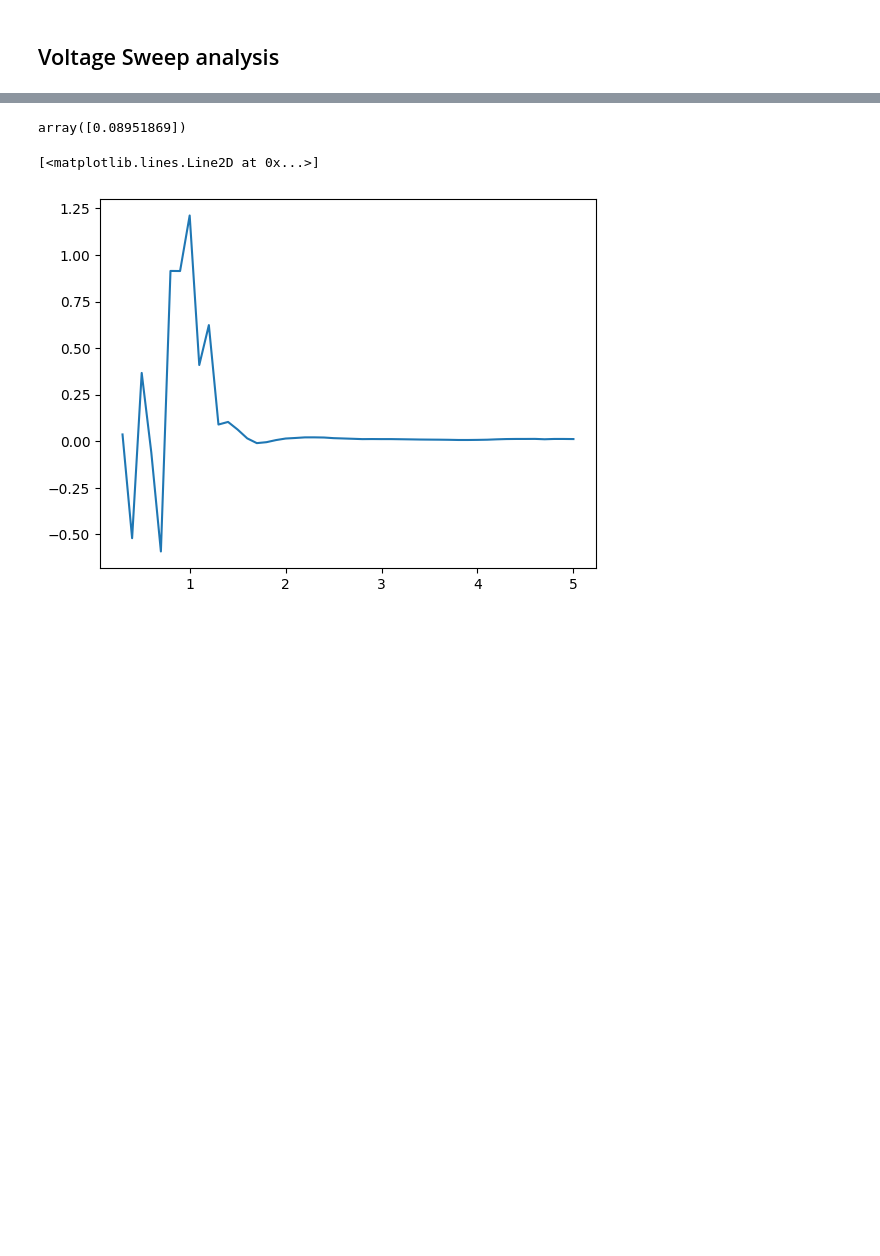
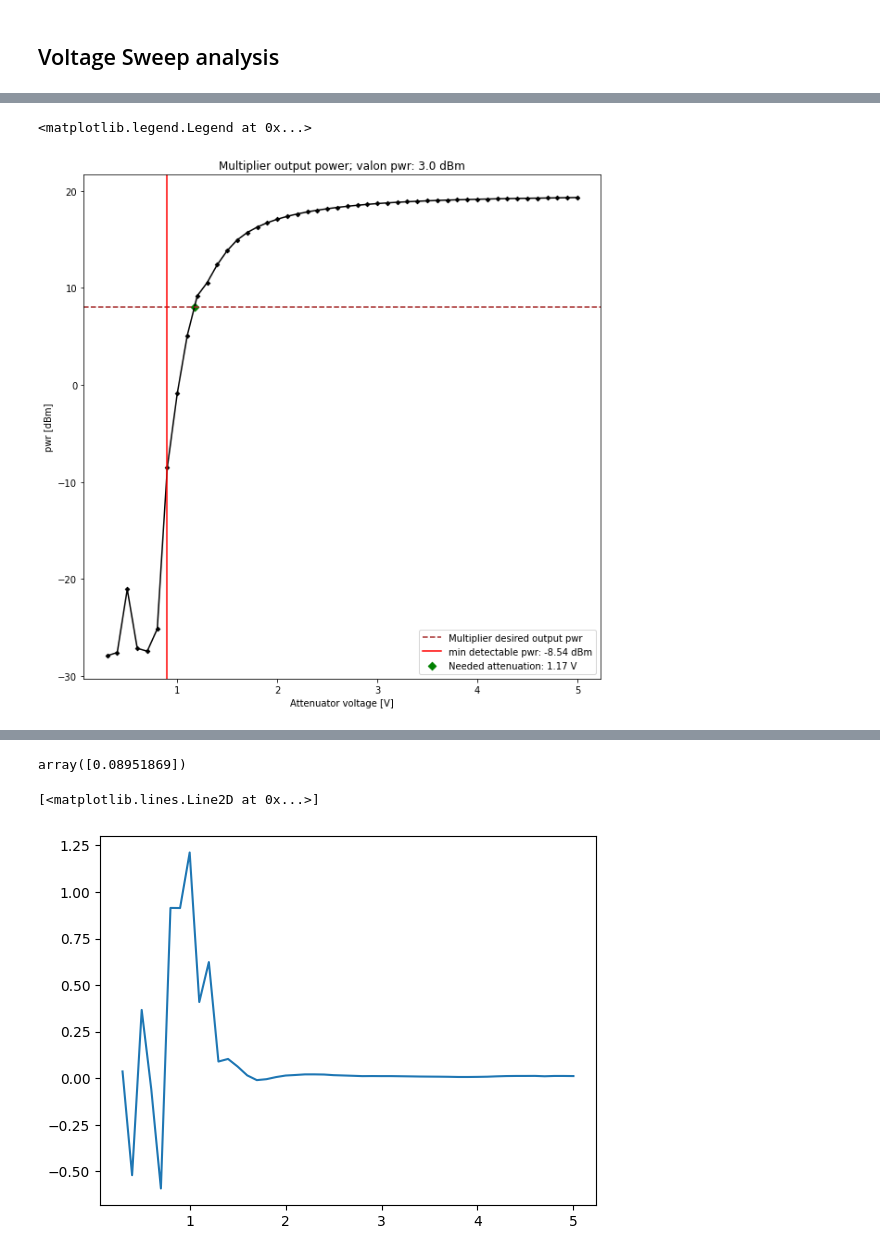
Before and after one commit to POLOCALC/lab_test_scripts, a Jupyter notebook: diode_responsivity/Data_visual.ipynb, the cells around one changed output, grey strips where cells are left out. Saved outputs shown, nothing was run; the diff lists cells and outputs as text; code cells hidden in the pictures; blank space fills up the shorter version.

```diff
--- a/diode_responsivity/Data_visual.ipynb
+++ b/diode_responsivity/Data_visual.ipynb
@@ -228,0 +265,18 @@ plt.savefig(folder_name[0]+'/att_voltage_sweep.jpg',format='jpg')
+# %%
+fig = plt.figure(figsize=(10,10))
+
+ax = fig.add_subplot(111)
+
+ax.scatter(att_tens[valon_idx],avg_pwr_dBm[valon_idx],marker='D',s=10,color='black')
+ax.plot(att_tens[valon_idx],avg_pwr_dBm[valon_idx],color='black')
+ax.axhline(desired_out_pwr_dBm,ls='--',color='brown',label='Multiplier desired output pwr')
+ax.scatter(inv_interp_dBm[valon_idx](desired_out_pwr_dBm),desired_out_pwr_dBm,marker='D',color='green',label='Needed attenuation: %.2f V'%inv_interp_dBm[valon_idx](desired_out_pwr_dBm))
+ax.axvline(min_detectable_pwr,color='red',label='min detectable pwr: %.2f dBm'%avg_pwr_dBm[valon_idx][detect_idx+1])
+
+ax.set_xlabel('Attenuator voltage [V]')
+ax.set_ylabel('pwr [dBm]')
+ax.set_title(f'Multiplier output power; valon pwr: {valon_pwr[valon_idx]} dBm')
+ax.legend()
+# %% [output]
+<matplotlib.legend.Legend at 0x...>
+[figure, added]
```
Also changed, not shown: parts of 12 cells of this notebook.
